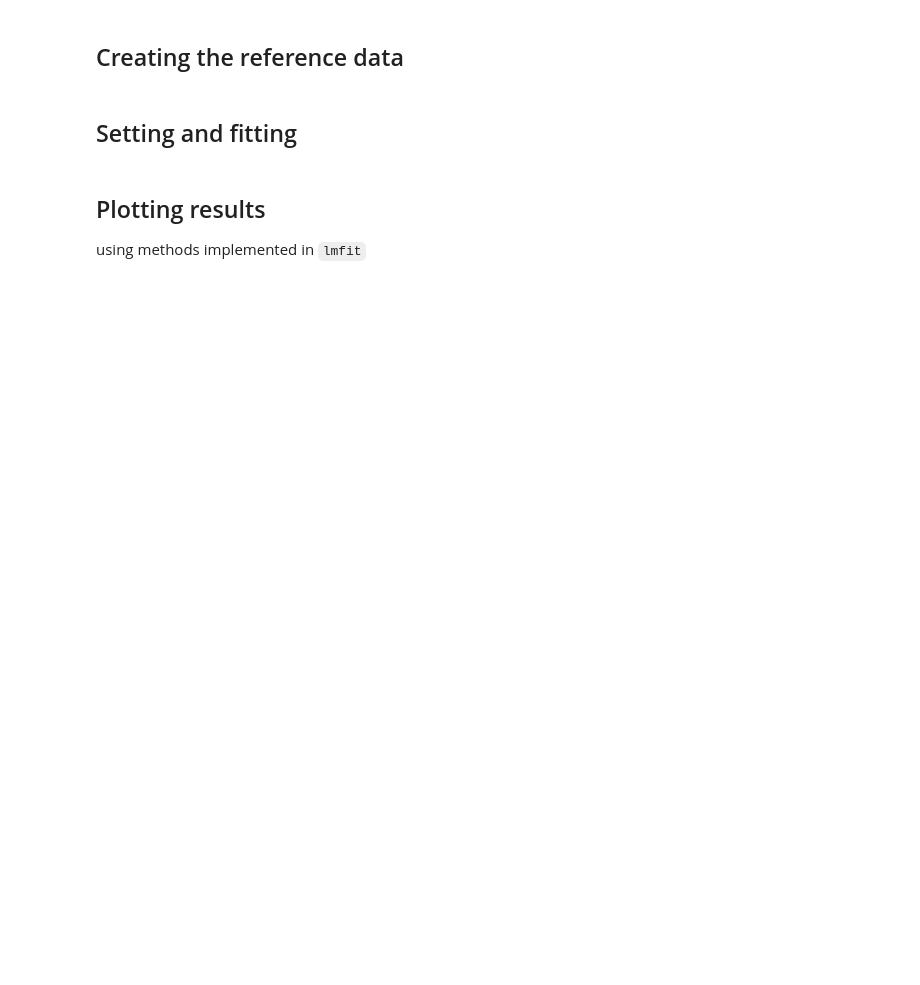
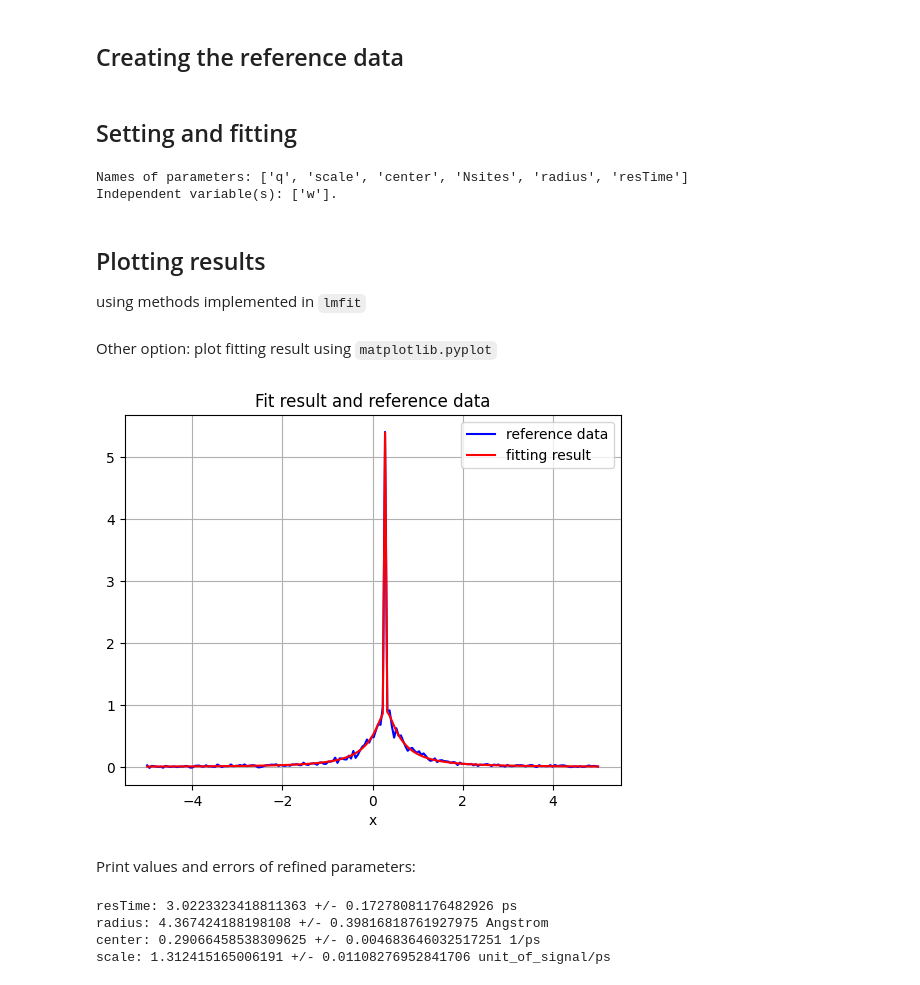
Before and after one commit to QENSlibrary/QENSmodels, a Jupyter notebook: docs/examples/lmfit_EquivalentSitesCircle_fit.ipynb, the cells around one changed output. Saved outputs shown, nothing was run; the diff lists cells and outputs as text; code cells hidden in the pictures; blank space fills up the shorter version.

Commit message:
Modify plots in notebooks

```diff
--- a/docs/examples/lmfit_EquivalentSitesCircle_fit.ipynb
+++ b/docs/examples/lmfit_EquivalentSitesCircle_fit.ipynb
@@ -150,10 +165,9 @@ equiv_sites_circle_noisy = QENSmodels.sqwEquivalentSitesCircle(xx,
 # %% [markdown]
 ## Setting and fitting
 # %%
-gmodel = Model(QENSmodels.sqwEquivalentSitesCircle)
+gmodel = lmfit.Model(QENSmodels.sqwEquivalentSitesCircle)
 
-print('Names of parameters:', gmodel.param_names)
-print('Independent variable(s):', gmodel.independent_vars)
+print(f'Names of parameters: {gmodel.param_names}\nIndependent variable(s): {gmodel.independent_vars}.')
 
 ini_values = {'scale': 1.22, 'center': 0.2, 'Nsites': 5, 'radius': 3.1, 'resTime': 0.33}
 
@@ -168,12 +182,19 @@ gmodel.set_param_hint('q', vary=False)
 gmodel.set_param_hint('Nsites', vary=False)
 
 # Fit
-result = gmodel.fit(equiv_sites_circle_noisy, w=xx, q=1.,
-                    scale=ini_values['scale'],
-                    center=ini_values['center'],
-                    Nsites=ini_values['Nsites'],
-                    radius=ini_values['radius'],
-                    resTime=ini_values['resTime'])
+result = gmodel.fit(
+    equiv_sites_circle_noisy,
+    w=xx,
+    q=1.,
+    scale=ini_values['scale'],
+    center=ini_values['center'],
+    Nsites=ini_values['Nsites'],
+    radius=ini_values['radius'],
+    resTime=ini_values['resTime']
+)
+# %% [output]
+Names of parameters: ['q', 'scale', 'center', 'Nsites', 'radius', 'resTime']
+Independent variable(s): ['w'].
 # %%
 # Plots - Initial model and reference data
 fig0, ax0 = plt.subplots()
@@ -192,14 +213,25 @@ print('Result of fit:\n',result.fit_report())
 
 # plot fitting result using lmfit functionality
 result.plot()
+# %% [markdown]
+Other option: plot fitting result using `matplotlib.pyplot`
 # %%
-# plot fitting resulting using matplotlib.pyplot
-fig1, ax1 = plt.subplots()
-ax1.plot(xx, equiv_sites_circle_noisy, 'b-', label='reference data')
-ax1.plot(xx, result.best_fit, 'r', label='fitting result')
-ax1.legend()
-ax1.set(xlabel='x', title='Fit result and reference data')
-ax1.grid();
+fig2 = plt.figure()
+plt.plot(xx, equiv_sites_circle_noisy, 'b-', label='reference data')
+plt.plot(xx, result.best_fit, 'r', label='fitting result')
+plt.legend()
+plt.xlabel('x')
+plt.title('Fit result and reference data')
+plt.grid();
+# %% [output]
+[figure, added]
+# %% [markdown]
+Print values and errors of refined parameters:
 # %%
 for item in ['resTime', 'radius', 'center', 'scale']:
-    print(item, result.params[item].value, '+/-', result.params[item].stderr, dict_physical_units[item])
+    print(f"{item}: {result.params[item].value} +/- {result.params[item].stderr} {dict_physical_units[item]}")
+# %% [output]
+resTime: 3.0223323418811363 +/- 0.17278081176482926 ps
+radius: 4.367424188198108 +/- 0.39816818761927975 Angstrom
+center: 0.29066458538309625 +/- 0.004683646032517251 1/ps
+scale: 1.312415165006191 +/- 0.01108276952841706 unit_of_signal/ps
```
Also changed, not shown: parts of 4 cells of this notebook, 17 other files.
